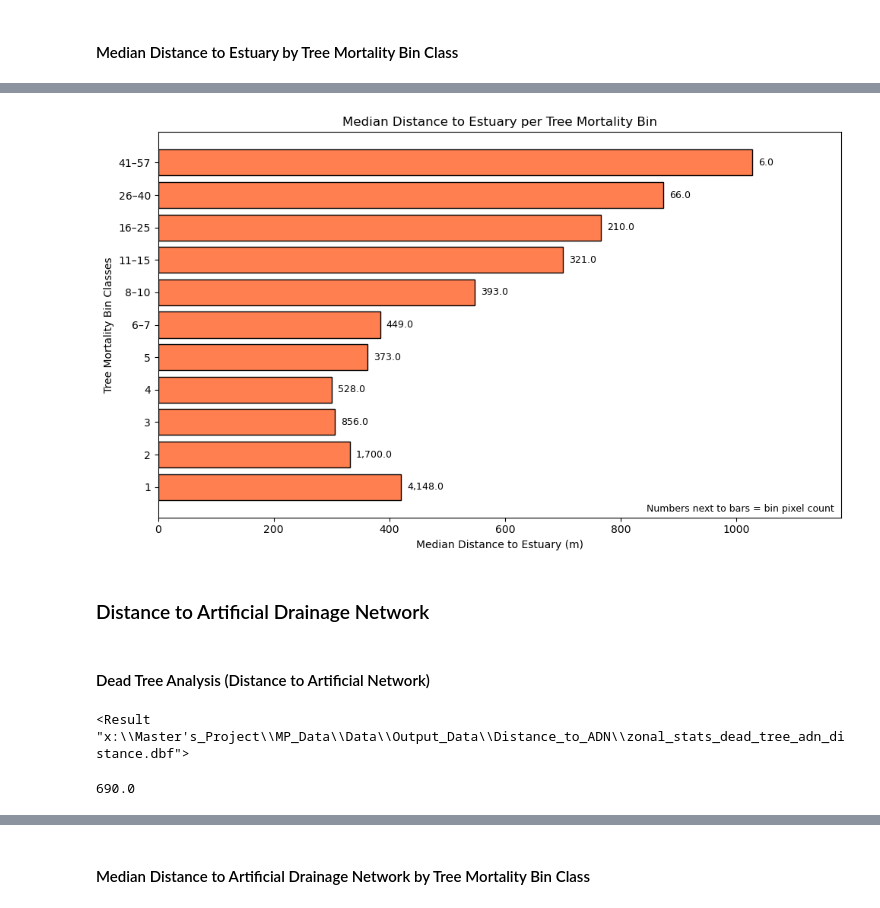
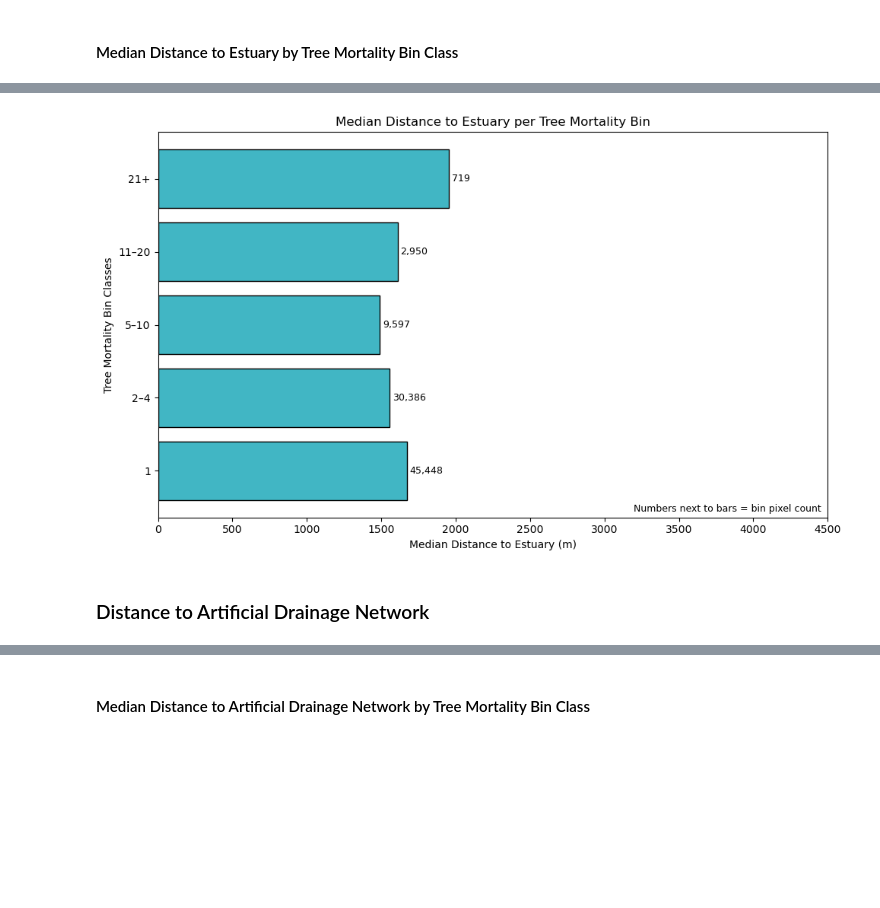
Before and after one commit to ambarfield/Barfield_Andrew_MP, a Jupyter notebook: Tree_Mortality_Script.ipynb, the cells around one changed output, grey strips where cells are left out. Saved outputs shown, nothing was run; the diff lists cells and outputs as text; code cells hidden in the pictures; blank space fills up the shorter version.

```diff
--- a/Tree_Mortality_Script.ipynb
+++ b/Tree_Mortality_Script.ipynb
@@ -176,9 +125,13 @@ edges = adjusted_bins
 # Create an empty median inundation frequency list to store median values that correspond to the predefined adjusted bin classes
 median_inundation_values = []
 
+# Define edges
+edges = tree_threshold_bins
+
 # Iterate through the adjusted bins (edges) to calculate the tree mortality and pixel count within each bin class, where lower = the lower threhsold of each bin and upper = the upper threshold of each bin
-for i,upper in enumerate(edges):
-    lower = 1 if i == 0 else edges [i-1] + 1
+for i in range(len(edges) - 1):
+    lower = int(edges[i])
+    upper = int(edges[i + 1]) - 1
     tree_threshold_mask = Con((single_band_tree_raster >= lower) & (single_band_tree_raster <= upper), 1) # create a conditional tree threshold mask that returns tree mortality within each adjusted bin class
     tree_threshold_array = arcpy.RasterToNumPyArray(tree_threshold_mask, nodata_to_value = 0) # create an array from the tree_threshold_mask above and list "No Data" value as 0
     pixel_count = np.count_nonzero(tree_threshold_array) # list the pixel count for dead trees within each adjusted bin class
@@ -494,9 +393,12 @@ print(df6["MEDIAN"].iloc[0])
 # Create an empty median distance to estuary list to store median values that correspond to the predefined adjusted bin classes
 median_est_distances = []
 
+edges = tree_threshold_bins
+
 # Iterate through the adjusted bins (edges) to calculate the tree mortality and pixel count within each bin class, where lower = the lower threhsold of each bin and upper = the upper threshold of each bin
-for i,upper in enumerate(edges):
-    lower = 1 if i == 0 else edges [i-1] + 1
+for i in range(len(edges) - 1):
+    lower = int(edges[i])
+    upper = int(edges[i + 1]) - 1
     tree_threshold_mask = Con((single_band_tree_raster >= lower) & (single_band_tree_raster <= upper), 1) # create a conditional tree threshold mask that returns tree mortality within each adjusted bin class
     tree_threshold_array = arcpy.RasterToNumPyArray(tree_threshold_mask, nodata_to_value = 0) # create an array from the tree_threshold_mask above and list "No Data" value as 0
     pixel_count = np.count_nonzero(tree_threshold_array) # list the pixel count for dead trees within each adjusted bin class
@@ -543,91 +439,73 @@ distance_coast_df
 # Create labels for plot
 est_dist_x = np.arange(len(distance_coast_df))
 est_dist_y_median = distance_coast_df["Median Distance (m)"].astype(float)
-est_dist_y_count = distance_coast_df["Pixel Count"].astype(float)
+est_dist_y_count = distance_coast_df["Pixel Count"].astype(int)
 
-# Create Bin Label column for display
-distance_coast_df["Bin Label"] = np.where(
-    distance_coast_df["Lower Threshold"] == distance_coast_df["Upper Threshold"],
-    distance_coast_df["Lower Threshold"].astype(int).astype(str),
-    distance_coast_df["Lower Threshold"].astype(int).astype(str)
-    + en_dash +
-    distance_coast_df["Upper Threshold"].astype(int).astype(str)
-)
+# Create mortality bin
+distance_coast_df["Bin Label"] = [
+    str(int(row["Lower Threshold"])) if i == 0 else
+    f"{int(row['Lower Threshold'])}+" if i == len(distance_coast_df)-1 else
+    f"{int(row['Lower Threshold'])}\u2013{int(row['Upper Threshold'])}"
+    for i, row in distance_coast_df.iterrows()
+]
+
+# Create labels
+labels = distance_coast_df["Bin Label"].tolist()
 
 # Create figure, axes, and bars
 fig2, ax2 = plt.subplots(figsize=(10, 6))
-bars2 = ax2.barh(est_dist_x, est_dist_y_median, color="coral", edgecolor="black")
+bars2 = ax2.barh(est_dist_x, est_dist_y_median, color="#41B6C4", edgecolor="black")
 
 # Set maximum x-axis limit
-xmax = est_dist_y_median.max()
-ax2.set_xlim(0, xmax * 1.15)
+x_fixed_max = 4500
+x_threshold = 4500
+
+# Calcualte new maximum for x-axis, if threshold is exceeded
+data_max = est_dist_y_median.max()
+
+if data_max <= x_threshold:
+    ax2.set_xlim(0, x_fixed_max)
+else:
+    ax2.set_xlim(0, data_max * 1.15)
 
 # Plot labels and formatting
 ax2.set_yticks(est_dist_x)
 ax2.set_yticklabels(distance_coast_df["Bin Label"])
 ax2.set_xlabel("Median Distance to Estuary (m)")
 ax2.set_ylabel("Tree Mortality Bin Classes")
 ax2.set_title("Median Distance to Estuary per Tree Mortality Bin")
 ax2.text(
     0.99, 0.01,
     "Numbers next to bars = bin pixel count",
     transform=ax2.transAxes,
     ha="right",
     va="bottom",
     fontsize=9,
     color="black"
 )
 
 # Add pixel counts to the right of each bar
 for i, (val, cnt) in enumerate(zip(est_dist_y_median, est_dist_y_count)):
     ax2.text(val + (est_dist_y_median.max()*0.01),  # small offset to the right
             i,
             f"{cnt:,}",
             va="center",
             fontsize=9)
 
 # Plot and save figure
 plt.tight_layout()
 plt.savefig(
     str(data_directory/"Output_Data"/"Figure_Outputs"/"distance_to_coast.png"),
     bbox_inches="tight"
 )
 plt.show()
 # %% [output]
-[figure, old version]
+[figure, new version]
 # %% [markdown]
 ### Distance to Artificial Drainage Network
-# %% [markdown]
-#### Dead Tree Analysis (Distance to Artificial Network)
 # %%
 # Create conditional raster for distances of dead trees to artificial drainage network
 dead_tree_adn_distance = Con(Raster(tree_raster_utm)> 0, artificial_drainage_euclidian_distance)
 
 # Save dead tree artificial drainage raster to the "Distance_to_ADN" folder within "Output_Data"
 dead_tree_adn_distance.save(str(data_directory/"Output_Data"/"Distance_to_ADN"/"dead_tree_adn_distance.tif"))
-# %%
-# Use zonal statistics to calculate the median distance to artificial drainage network for all dead trees
-arcpy.sa.ZonalStatisticsAsTable(
-        in_zone_data = dissolved_polygon_site_path,
-        zone_field= "FID",
-        in_value_raster= dead_tree_adn_distance,
-        out_table= str(data_directory/"Output_Data"/"Distance_to_ADN"/"zonal_stats_dead_tree_adn_distance.dbf"),
-        ignore_nodata="DATA",
-        statistics_type="MEDIAN"
-    )
-# %% [output]
-<Result "x:\\Master's_Project\\MP_Data\\Data\\Output_Data\\Distance_to_ADN\\zonal_stats_dead_tree_adn_distance.dbf">
-# %%
-# Re-list the output table created in the previous code block
-dead_tree_adn_dist_table = str(data_directory/"Output_Data"/"Distance_to_ADN"/"zonal_stats_dead_tree_adn_distance.dbf")
-
-# Create an array from the results of your median distance to artificial drainage value table for dead trees
-dead_tree_adn_dist_array = arcpy.da.TableToNumPyArray(dead_tree_adn_dist_table, "*")
-
-# Create a Pandas dataframe from the dead_tree_adn_dist_array
-df7 = pd.DataFrame(dead_tree_adn_dist_array)
-
-# Display the MEDIAN column listed in the array, representing the median distance to an artificial drainage network for all pixels containing dead trees
-print(df7["MEDIAN"].iloc[0])
-# %% [output]
-690.0
```
Also changed, not shown: parts of 56 cells of this notebook.
